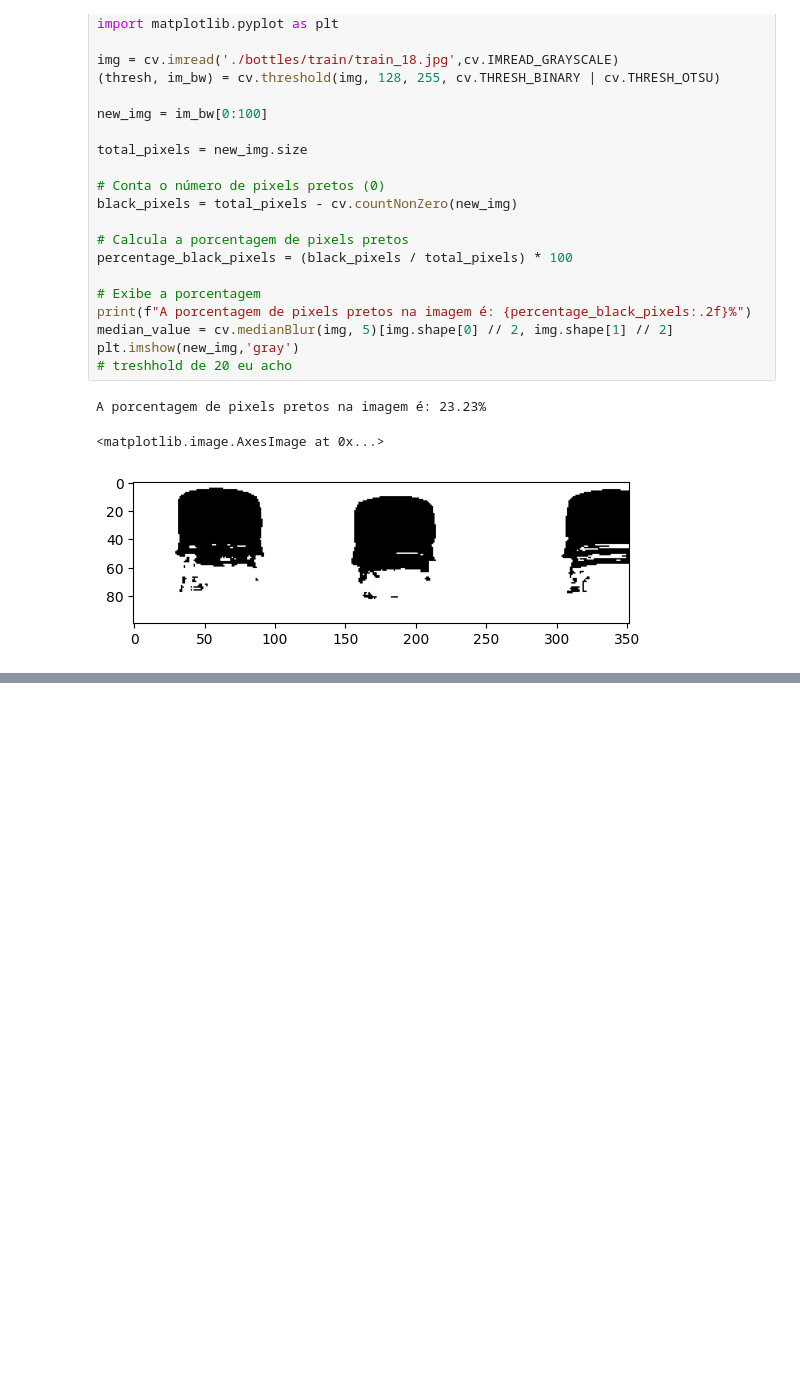
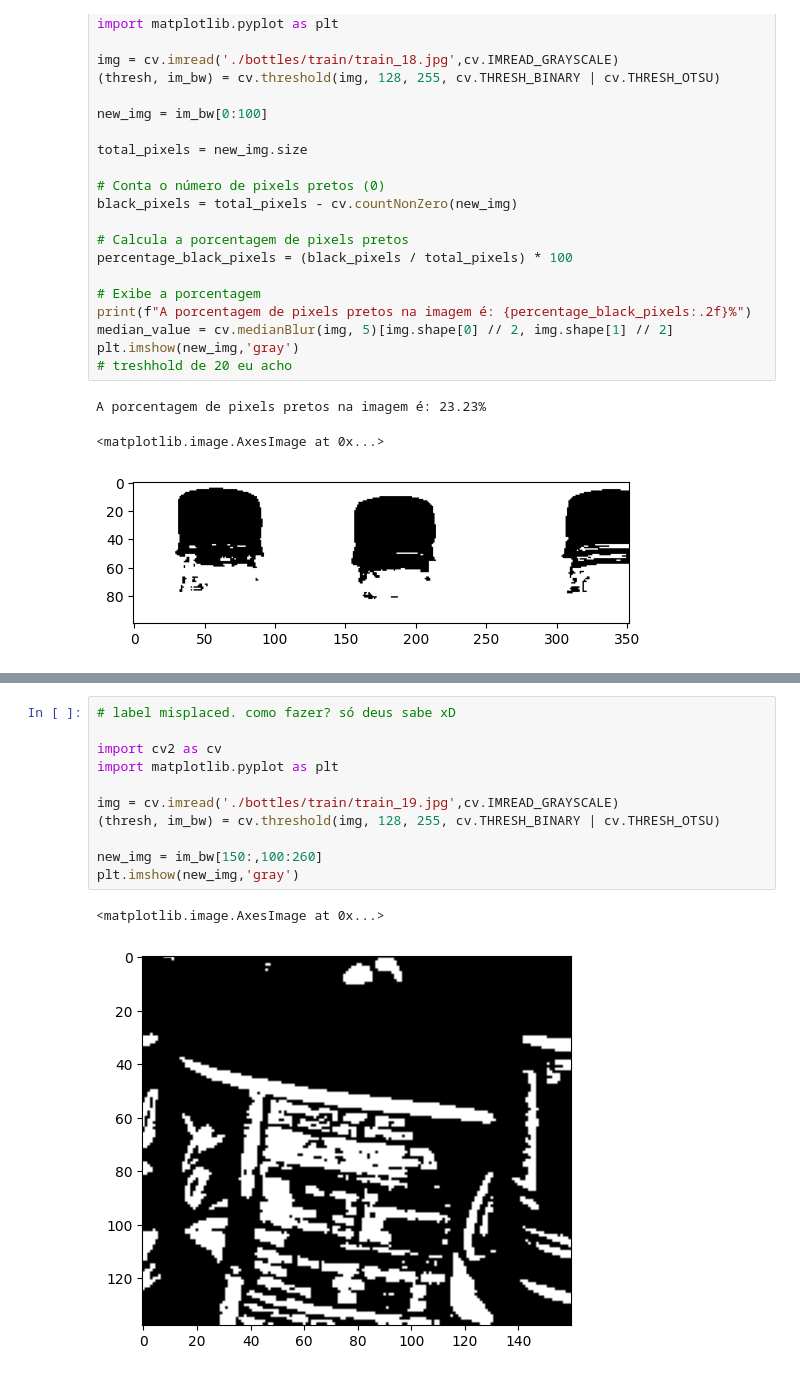
Before and after one commit to felipeVsc/pdi_project, a Jupyter notebook: main.ipynb, the cells around one changed output, grey strips where cells are left out. Cells and saved outputs as stored; diff of their text form; blank space fills up the shorter version.

```diff
--- a/main.ipynb
+++ b/main.ipynb
@@ -136,0 +258,14 @@ Percentual de preto: 0.10216422032828283
+# %%
+# label misplaced. como fazer? só deus sabe xD
+
+import cv2 as cv
+import matplotlib.pyplot as plt
+
+img = cv.imread('./bottles/train/train_19.jpg',cv.IMREAD_GRAYSCALE)
+(thresh, im_bw) = cv.threshold(img, 128, 255, cv.THRESH_BINARY | cv.THRESH_OTSU)
+
+new_img = im_bw[150:,100:260]
+plt.imshow(new_img,'gray')
+# %% [output]
+<matplotlib.image.AxesImage at 0x...>
+[figure, added]
```
Also changed, not shown: parts of 5 cells of this notebook, 1 other file.
